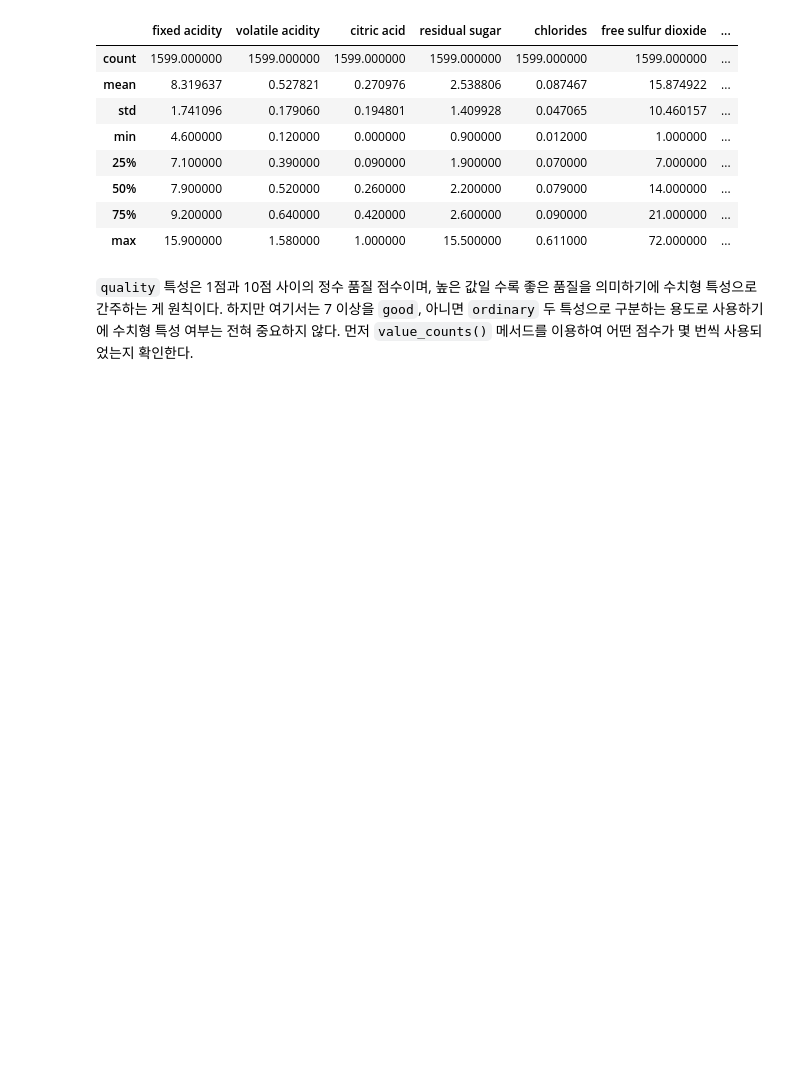
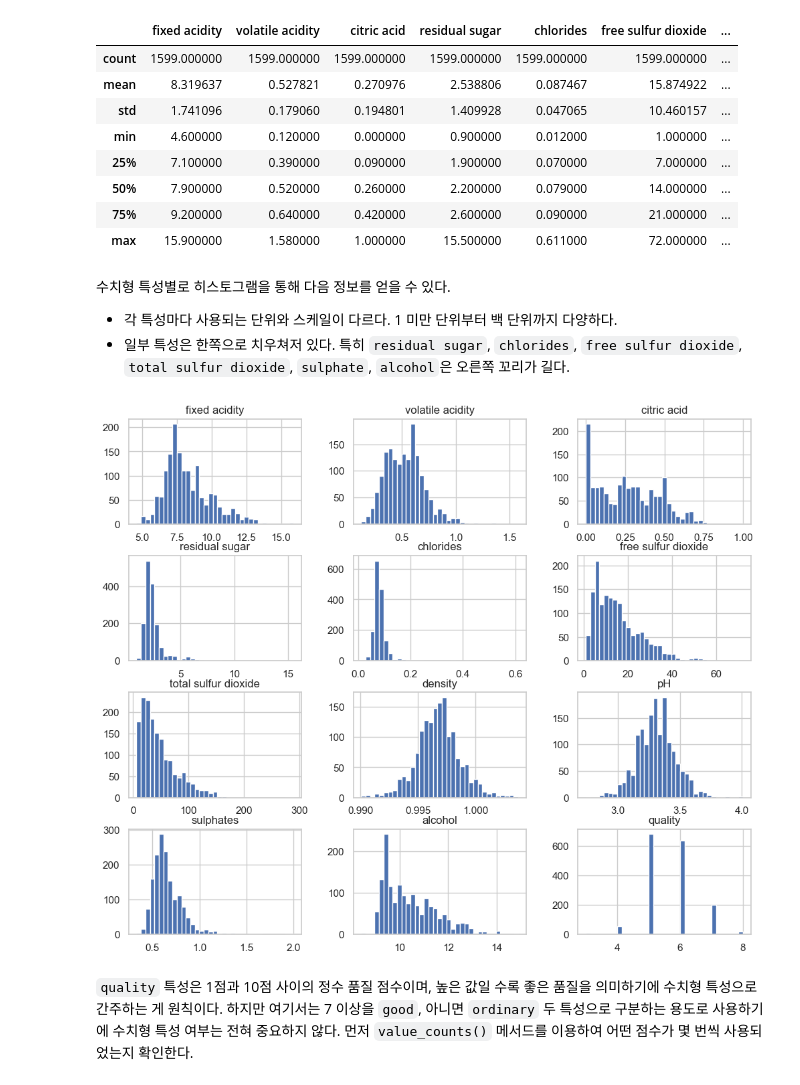
Before and after one commit to codingalzi/code-workout-datasci, a Jupyter notebook: ml_classification.ipynb, the cells around one changed output. Cells and saved outputs as stored; diff of their text form; code cells hidden in the pictures; blank space fills up the shorter version.

```diff
--- a/ml_classification.ipynb
+++ b/ml_classification.ipynb
@@ -147,6 +147,18 @@ wine_df.select_dtypes(include="float").describe()
 | 50% | 7.900000 | 0.520000 | 0.260000 | 2.200000 | 0.079000 | 14.000000 | ... |
 | 75% | 9.200000 | 0.640000 | 0.420000 | 2.600000 | 0.090000 | 21.000000 | ... |
 | max | 15.900000 | 1.580000 | 1.000000 | 15.500000 | 0.611000 | 72.000000 | ... |
+# %% [markdown]
+수치형 특성별로 히스토그램을 통해 다음 정보를 얻을 수 있다.
+
+- 각 특성마다 사용되는 단위와 스케일이 다르다. 1 미만 단위부터 백 단위까지 다양하다.
+- 일부 특성은 한쪽으로 치우쳐저 있다.
+    특히 `residual sugar`, `chlorides`, `free sulfur dioxide`, `total sulfur dioxide`,
+    `sulphate`, `alcohol`은 오른쪽 꼬리가 길다.
+# %%
+wine_df.hist(bins=35, figsize=(12, 10))
+plt.show()
+# %% [output]
+[figure, added]
 # %% [markdown]
 `quality` 특성은 1점과 10점 사이의 정수 품질 점수이며, 높은 값일 수록 좋은 품질을 의미하기에
 수치형 특성으로 간주하는 게 원칙이다.
```
Also changed, not shown: parts of 10 cells of this notebook.
